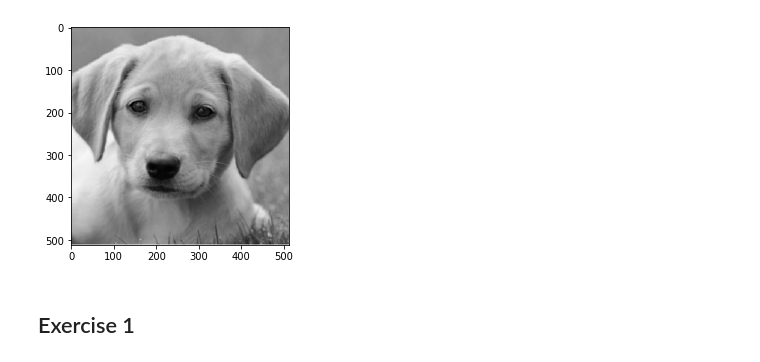
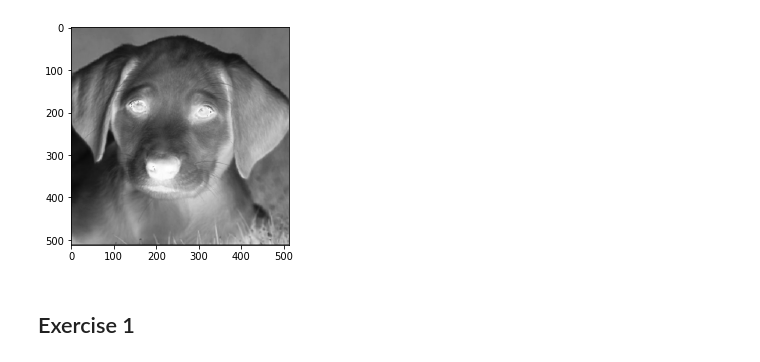
Before and after one commit to stochasticallyconverging/datadrivenengineering, a Jupyter notebook: svd.ipynb, the cells around one changed output. Drawn from its saved outputs; the diff is of its cells as text; code cells hidden in the pictures.

```diff
--- a/svd.ipynb
+++ b/svd.ipynb
@@ -9,10 +10,10 @@ plt.rcParams['figure.figsize'] = [16, 16]
 plt.rcParams.update({'font.size': 12})
 # %%
 A = imread(os.path.join("data", "dog.jpg"))
-plt.imshow(A[:,:,1], cmap="gray", vmin = 0, vmax = 255, interpolation = None)
+plt.imshow(1 - A[:,:,1], cmap="gray", vmin = 0, vmax = 255, interpolation = None)
 plt.show()
 # %% [output]
-[figure, old version]
+[figure, new version]
 # %% [markdown]
 ## Exercise 1
 # %%
```
Also changed, not shown: parts of 31 cells of this notebook, 1 other file.
